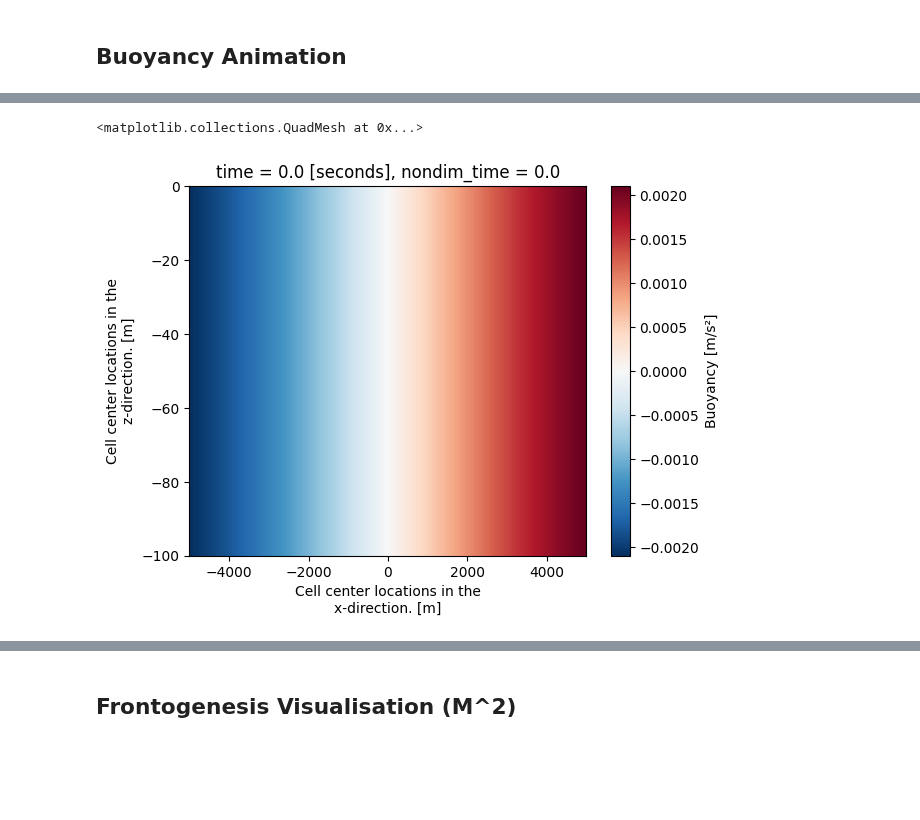
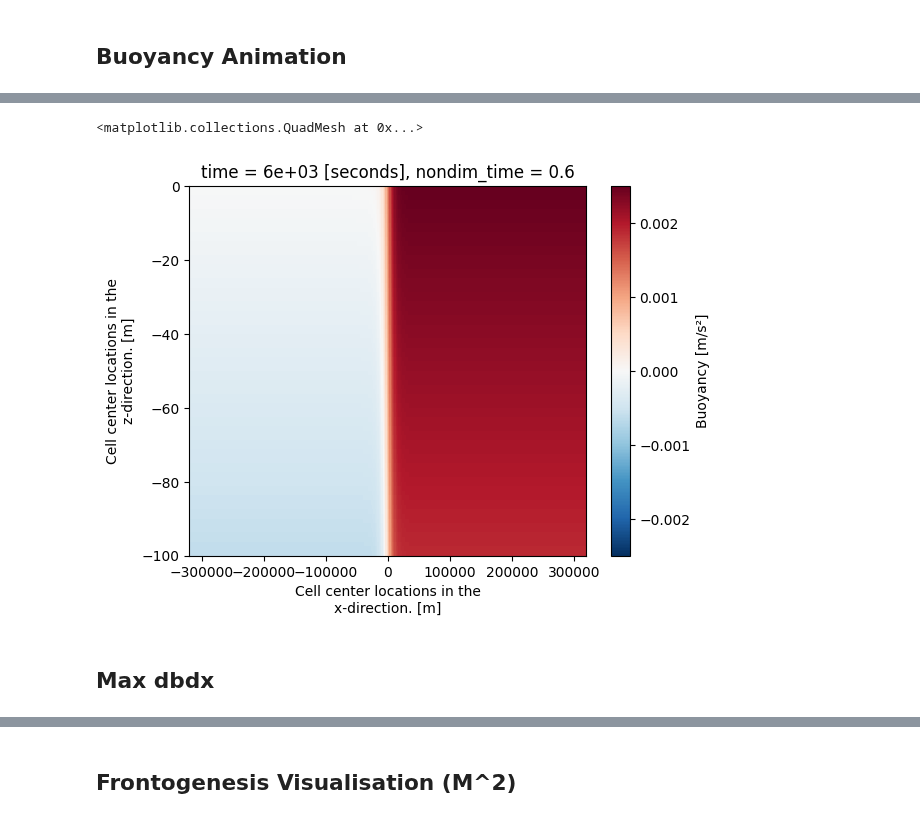
Before and after one commit to tom-rex/Oceananigans_projects, a Jupyter notebook: python_visualisations.ipynb, the cells around one changed output, grey strips where cells are left out. Cells and saved outputs as stored; diff of their text form; code cells hidden in the pictures; blank space fills up the shorter version.

```diff
--- a/python_visualisations.ipynb
+++ b/python_visualisations.ipynb
@@ -9,7 +9,7 @@ import imageio
 import os
 from tqdm import tqdm  # For progress bars
 
-filename = 'multiple_waves2.nc' #remember.nc at the end
+filename = "combined_output_filtered_Eulerian_Lagrangian_Ro_0_1.nc"
 ds = xr.open_dataset(filename, engine = 'netcdf4', decode_times=False)
 
 
@@ -24,7 +24,15 @@ H_front = 100
 time = ds.time.values
 nondim_time =  time * f
 
+x = ds.x_caa.values
+nondim_x = 10*x / L
+
+z = ds.z_aac.values
+nondim_z = 10*z / H_front
+
 
 # Add non-dimensional time to dataset for convenience
+#dbdX = ds.dbdX.values
+
 ds = ds.assign_coords(nondim_time=("time", nondim_time))
 # %%
@@ -102,5 +210,7 @@ for fp in frame_paths:
 # %%
-ds.b[0,:,:].plot()
+ds.b[10,:,:].plot()
 # %% [output]
 <matplotlib.collections.QuadMesh at 0x...>
-[figure, old version]
+[figure, new version]
+# %% [markdown]
+## Max dbdx
```
Also changed, not shown: parts of 19 cells of this notebook, 4 other files.
